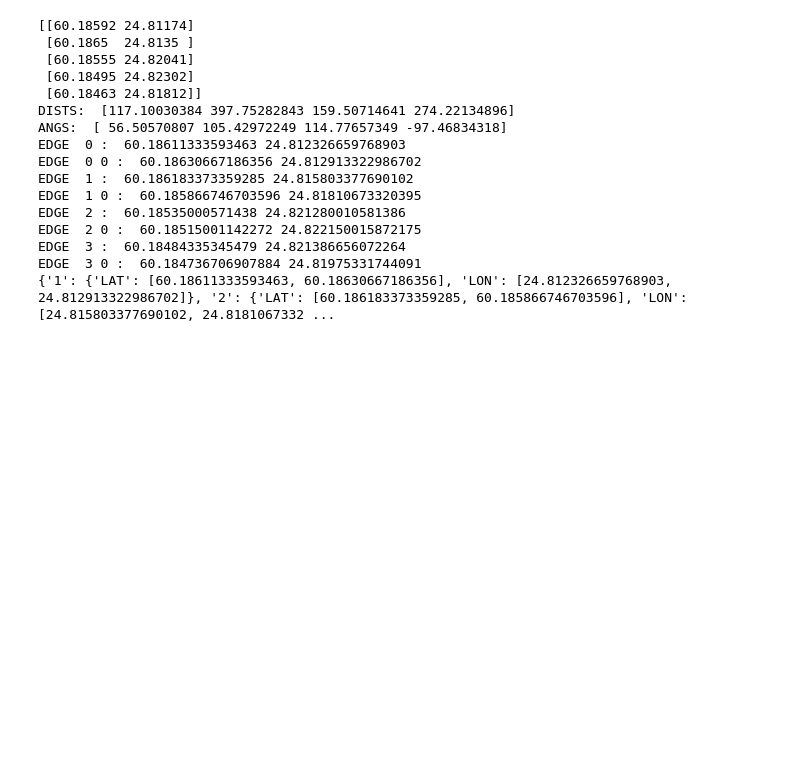
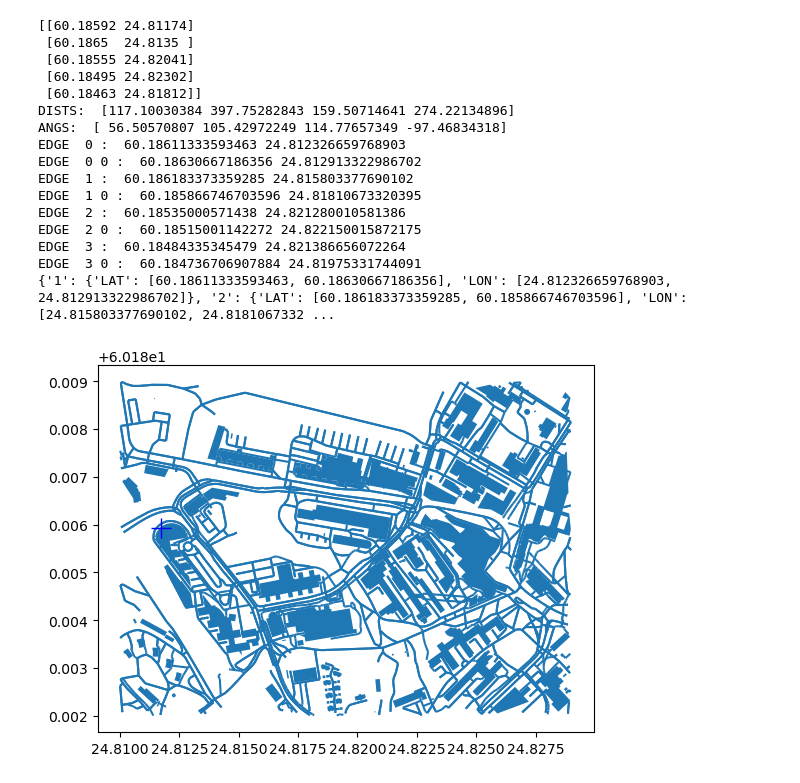
Before and after one commit to jvvtt/a2gMeasurements, a Jupyter notebook: notebook_for_tests.ipynb, the cells around one changed output. Drawn from its saved outputs; the diff is of its cells as text; code cells hidden in the pictures; blank space fills up the shorter version.

Commit message:
Multiple changes in GUI code and a2gUtils.py

```diff
--- a/notebook_for_tests.ipynb
+++ b/notebook_for_tests.ipynb
@@ -1142,3 +1142,16 @@ EDGE  2 0 :  60.18515001142272 24.822150015872175
 EDGE  3 :  60.18484335345479 24.821386656072264
 EDGE  3 0 :  60.184736706907884 24.81975331744091
 {'1': {'LAT': [60.18611333593463, 60.18630667186356], 'LON': [24.812326659768903, 24.812913322986702]}, '2': {'LAT': [60.186183373359285, 60.185866746703596], 'LON': [24.815803377690102, 24.8181067332 ...
+# %%
+from a2gUtils import GpsOnMap
+from matplotlib.figure import Figure
+import time
+
+hi_q = {'LAT': 60.18592, 'LON': 24.81174 }
+mygpsonmap = GpsOnMap('planet_24.81,60.182_24.829,60.189.osm.pbf', air_coord=hi_q)
+
+for i in range(20):
+    mygpsonmap.show_air_moving()
+    time.sleep(0.5)
+# %% [output]
+[figure, added]
```
Also changed, not shown: 3 other files.
